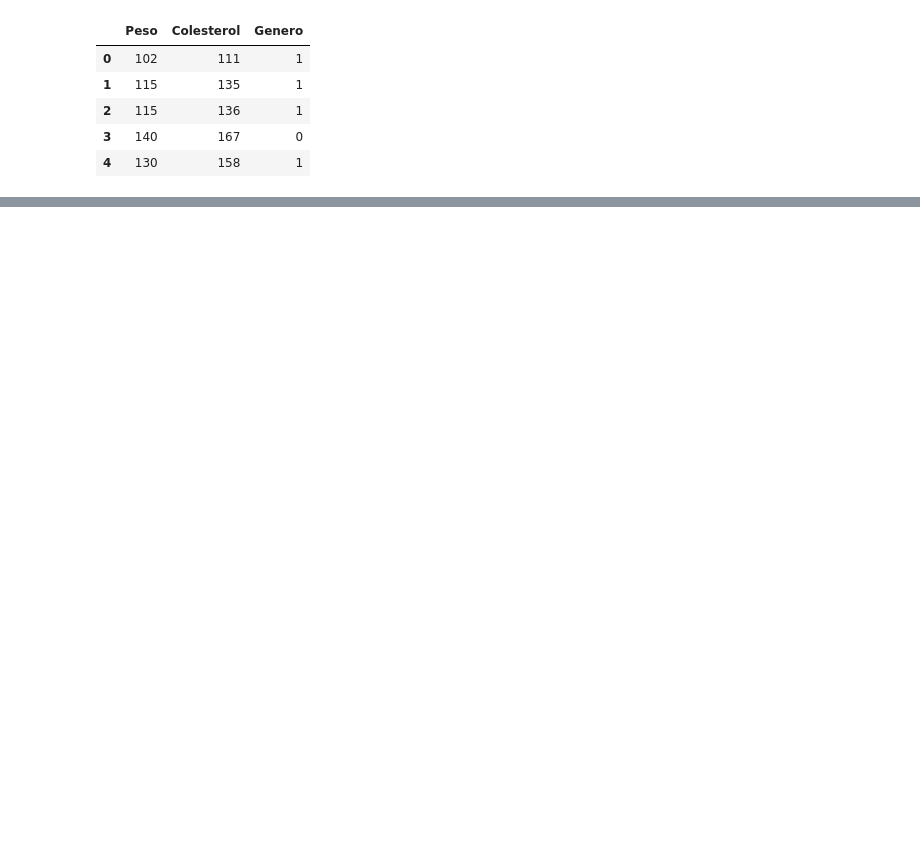
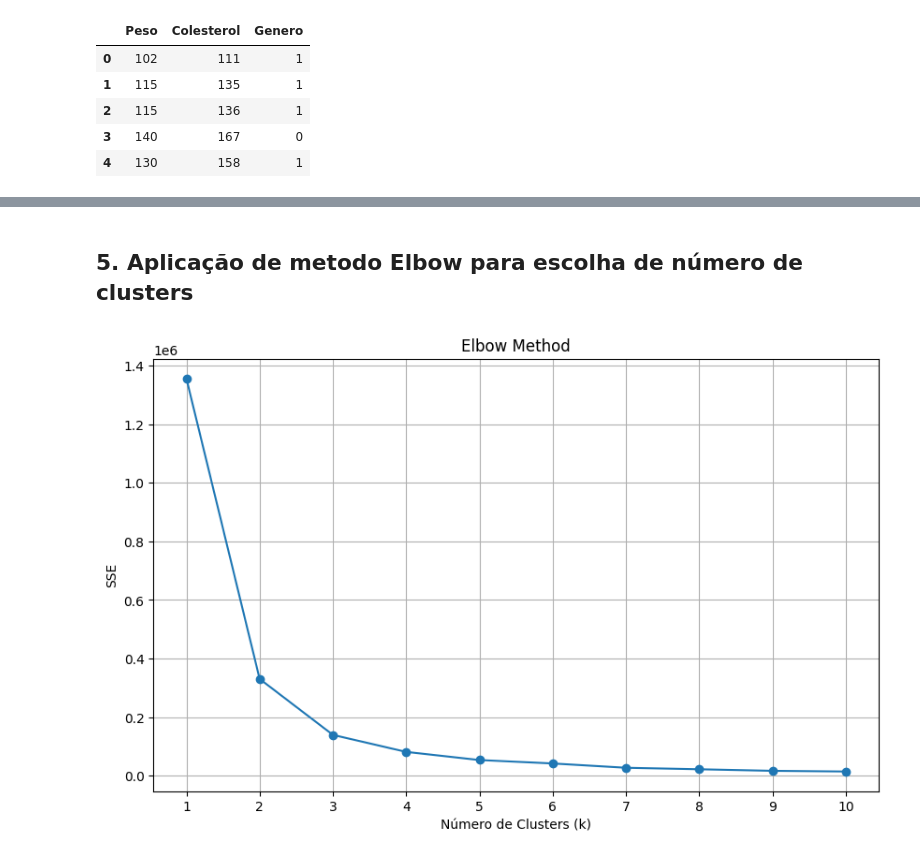
Before and after one commit to VitorFRodrigues/PUCMinas_DataScience, a Jupyter notebook: 06-Machine_Learning/Tarefas/Clusterizacao/Exec_pratic_clusterizacao.ipynb, the cells around one changed output, grey strips where cells are left out. Cells and saved outputs as stored; diff of their text form; code cells hidden in the pictures; blank space fills up the shorter version.

```diff
--- a/06-Machine_Learning/Tarefas/Clusterizacao/Exec_pratic_clusterizacao.ipynb
+++ b/06-Machine_Learning/Tarefas/Clusterizacao/Exec_pratic_clusterizacao.ipynb
@@ -32,0 +183,22 @@ dados.head()
+# %% [markdown]
+## 5. Aplicação de metodo Elbow para escolha de número de clusters
+# %%
+# Elbow Method
+sse = []
+k_values = range(1, 11)  # Testando de 1 a 10 clusters
+for k in k_values:
+    kmeans = KMeans(n_clusters=k, random_state=42)
+    kmeans.fit(dados[['Peso', 'Colesterol']])
+    sse.append(kmeans.inertia_)  # Soma dos erros quadráticos
+
+# Plotando o Elbow Method
+plt.figure(figsize=(10, 6))
+plt.plot(k_values, sse, marker='o')
+plt.title('Elbow Method')
+plt.xlabel('Número de Clusters (k)')
+plt.ylabel('SSE')
+plt.xticks(k_values)
+plt.grid(True)
+plt.show()
+# %% [output]
+[figure, added]
```
Also changed, not shown: parts of 28 cells of this notebook.
